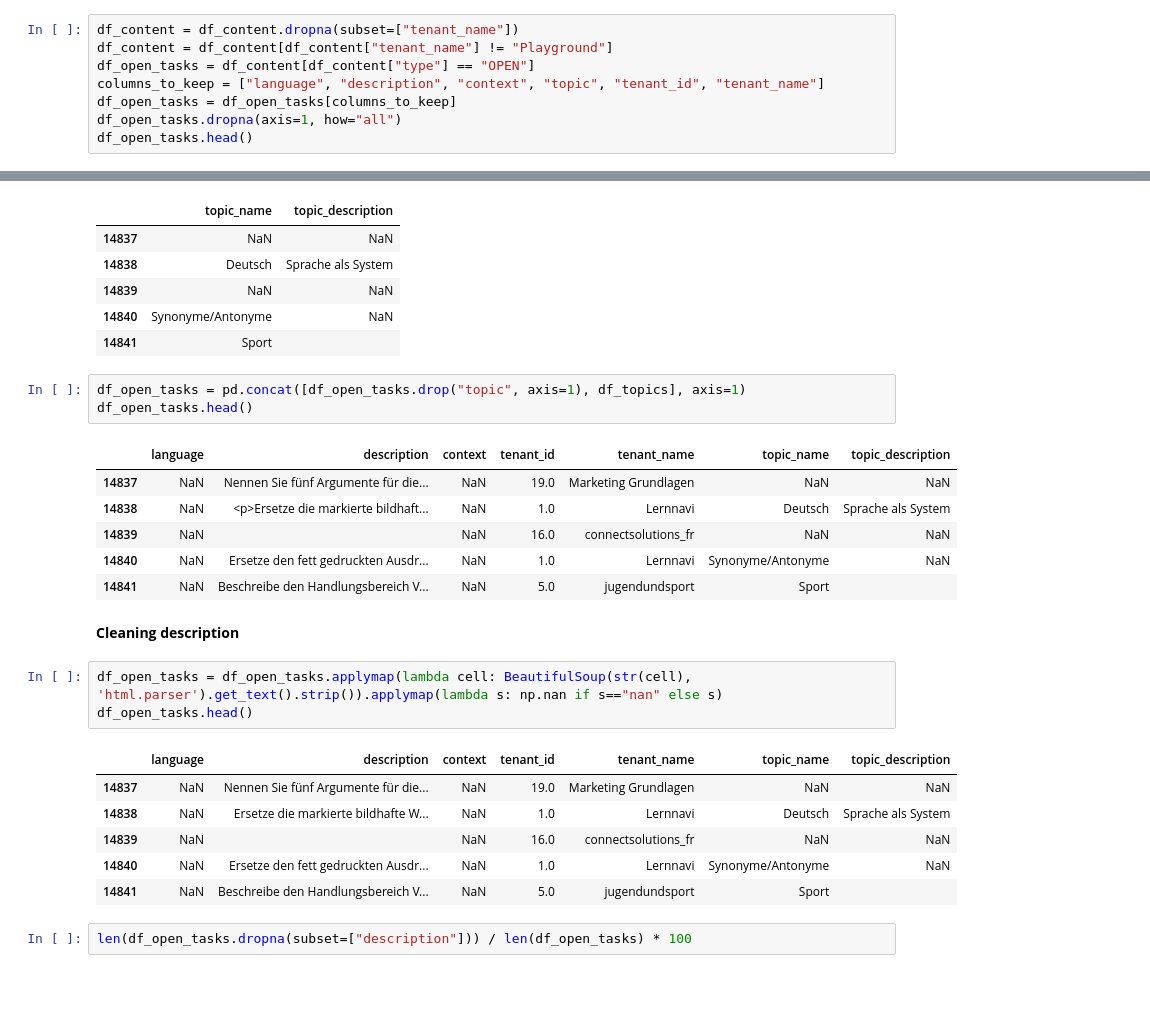
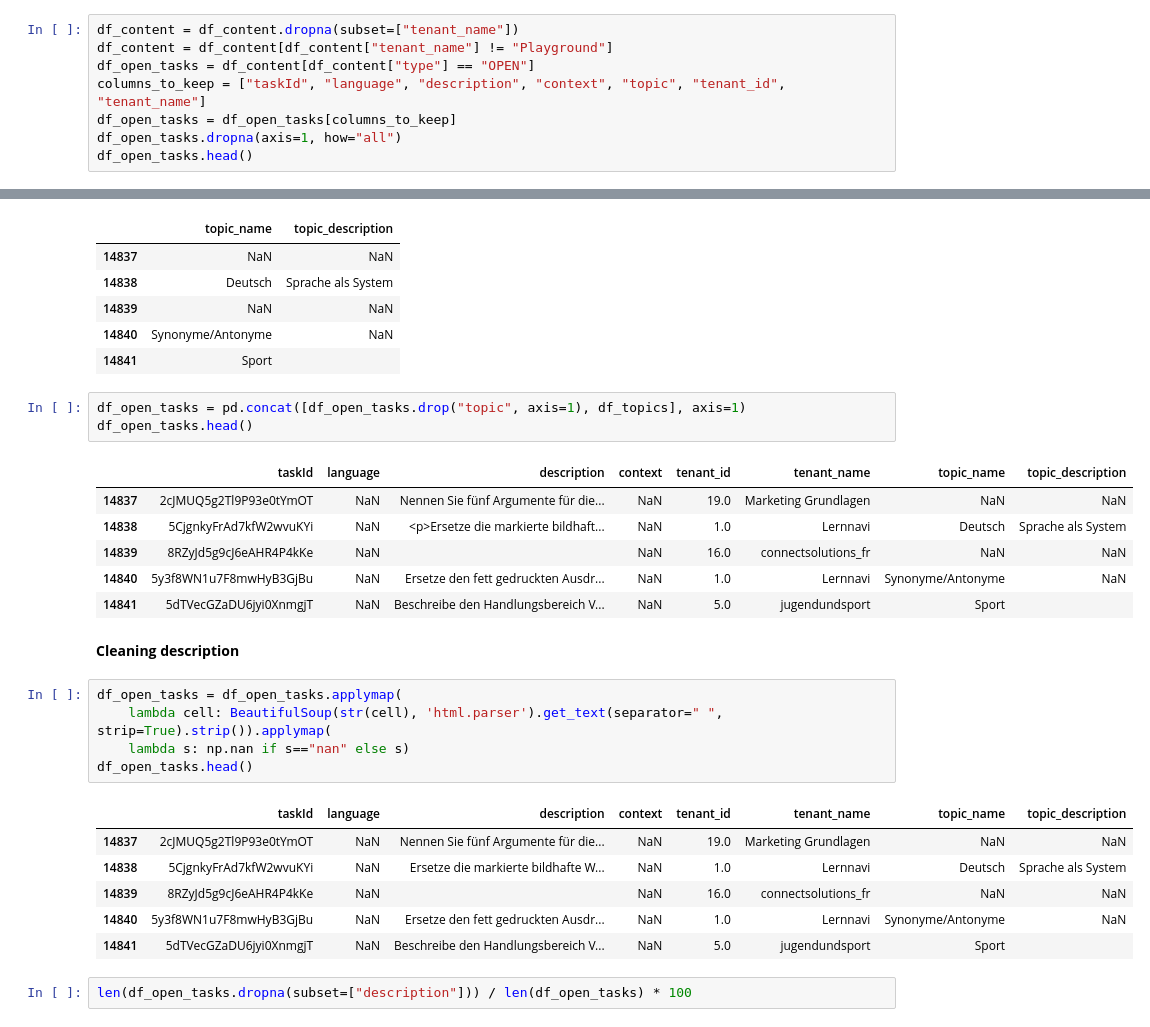
Before and after one commit to ghalifaten/master_thesis, a Jupyter notebook: 1a_cleaning_open_tasks.ipynb, the cells around one changed output, grey strips where cells are left out. Saved outputs shown, nothing was run; the diff lists cells and outputs as text; blank space fills up the shorter version.

```diff
--- a/1a_cleaning_open_tasks.ipynb
+++ b/1a_cleaning_open_tasks.ipynb
@@ -80,7 +80,7 @@ len(df_content[df_content["tenant_name"] == "Playground"]) / len(df_content) * 1
 df_content = df_content.dropna(subset=["tenant_name"])
 df_content = df_content[df_content["tenant_name"] != "Playground"]
 df_open_tasks = df_content[df_content["type"] == "OPEN"]
-columns_to_keep = ["language", "description", "context", "topic", "tenant_id", "tenant_name"]
+columns_to_keep = ["taskId", "language", "description", "context", "topic", "tenant_id", "tenant_name"]
 df_open_tasks = df_open_tasks[columns_to_keep]
 df_open_tasks.dropna(axis=1, how="all")
 df_open_tasks.head()
@@ -107,24 +107,26 @@ df_topics.head()
 df_open_tasks = pd.concat([df_open_tasks.drop("topic", axis=1), df_topics], axis=1)
 df_open_tasks.head()
 # %% [output]
-|  | language | description | context | tenant_id | tenant_name | topic_name | topic_description |
-| 14837 | NaN | Nennen Sie fünf Argumente für die... | NaN | 19.0 | Marketing Grundlagen | NaN | NaN |
-| 14838 | NaN | <p>Ersetze die markierte bildhaft... | NaN | 1.0 | Lernnavi | Deutsch | Sprache als System |
-| 14839 | NaN |  | NaN | 16.0 | connectsolutions_fr | NaN | NaN |
-| 14840 | NaN | Ersetze den fett gedruckten Ausdr... | NaN | 1.0 | Lernnavi | Synonyme/Antonyme | NaN |
-| 14841 | NaN | Beschreibe den Handlungsbereich V... | NaN | 5.0 | jugendundsport | Sport |  |
+|  | taskId | language | description | context | tenant_id | tenant_name | topic_name | topic_description |
+| 14837 | 2cJMUQ5g2Tl9P93e0tYmOT | NaN | Nennen Sie fünf Argumente für die... | NaN | 19.0 | Marketing Grundlagen | NaN | NaN |
+| 14838 | 5CjgnkyFrAd7kfW2wvuKYi | NaN | <p>Ersetze die markierte bildhaft... | NaN | 1.0 | Lernnavi | Deutsch | Sprache als System |
+| 14839 | 8RZyJd5g9cJ6eAHR4P4kKe | NaN |  | NaN | 16.0 | connectsolutions_fr | NaN | NaN |
+| 14840 | 5y3f8WN1u7F8mwHyB3GjBu | NaN | Ersetze den fett gedruckten Ausdr... | NaN | 1.0 | Lernnavi | Synonyme/Antonyme | NaN |
+| 14841 | 5dTVecGZaDU6jyi0XnmgjT | NaN | Beschreibe den Handlungsbereich V... | NaN | 5.0 | jugendundsport | Sport |  |
 # %% [markdown]
 **Cleaning description**
 # %%
-df_open_tasks = df_open_tasks.applymap(lambda cell: BeautifulSoup(str(cell), 'html.parser').get_text().strip()).applymap(lambda s: np.nan if s=="nan" else s)
+df_open_tasks = df_open_tasks.applymap(
+    lambda cell: BeautifulSoup(str(cell), 'html.parser').get_text(separator=" ", strip=True).strip()).applymap(
+    lambda s: np.nan if s=="nan" else s)
 df_open_tasks.head()
 # %% [output]
-|  | language | description | context | tenant_id | tenant_name | topic_name | topic_description |
-| 14837 | NaN | Nennen Sie fünf Argumente für die... | NaN | 19.0 | Marketing Grundlagen | NaN | NaN |
-| 14838 | NaN | Ersetze die markierte bildhafte W... | NaN | 1.0 | Lernnavi | Deutsch | Sprache als System |
-| 14839 | NaN |  | NaN | 16.0 | connectsolutions_fr | NaN | NaN |
-| 14840 | NaN | Ersetze den fett gedruckten Ausdr... | NaN | 1.0 | Lernnavi | Synonyme/Antonyme | NaN |
-| 14841 | NaN | Beschreibe den Handlungsbereich V... | NaN | 5.0 | jugendundsport | Sport |  |
+|  | taskId | language | description | context | tenant_id | tenant_name | topic_name | topic_description |
+| 14837 | 2cJMUQ5g2Tl9P93e0tYmOT | NaN | Nennen Sie fünf Argumente für die... | NaN | 19.0 | Marketing Grundlagen | NaN | NaN |
+| 14838 | 5CjgnkyFrAd7kfW2wvuKYi | NaN | Ersetze die markierte bildhafte W... | NaN | 1.0 | Lernnavi | Deutsch | Sprache als System |
+| 14839 | 8RZyJd5g9cJ6eAHR4P4kKe | NaN |  | NaN | 16.0 | connectsolutions_fr | NaN | NaN |
+| 14840 | 5y3f8WN1u7F8mwHyB3GjBu | NaN | Ersetze den fett gedruckten Ausdr... | NaN | 1.0 | Lernnavi | Synonyme/Antonyme | NaN |
+| 14841 | 5dTVecGZaDU6jyi0XnmgjT | NaN | Beschreibe den Handlungsbereich V... | NaN | 5.0 | jugendundsport | Sport |  |
 # %%
 len(df_open_tasks.dropna(subset=["description"])) / len(df_open_tasks) * 100
 # %% [output]
```
Also changed, not shown: parts of 27 cells of this notebook.
